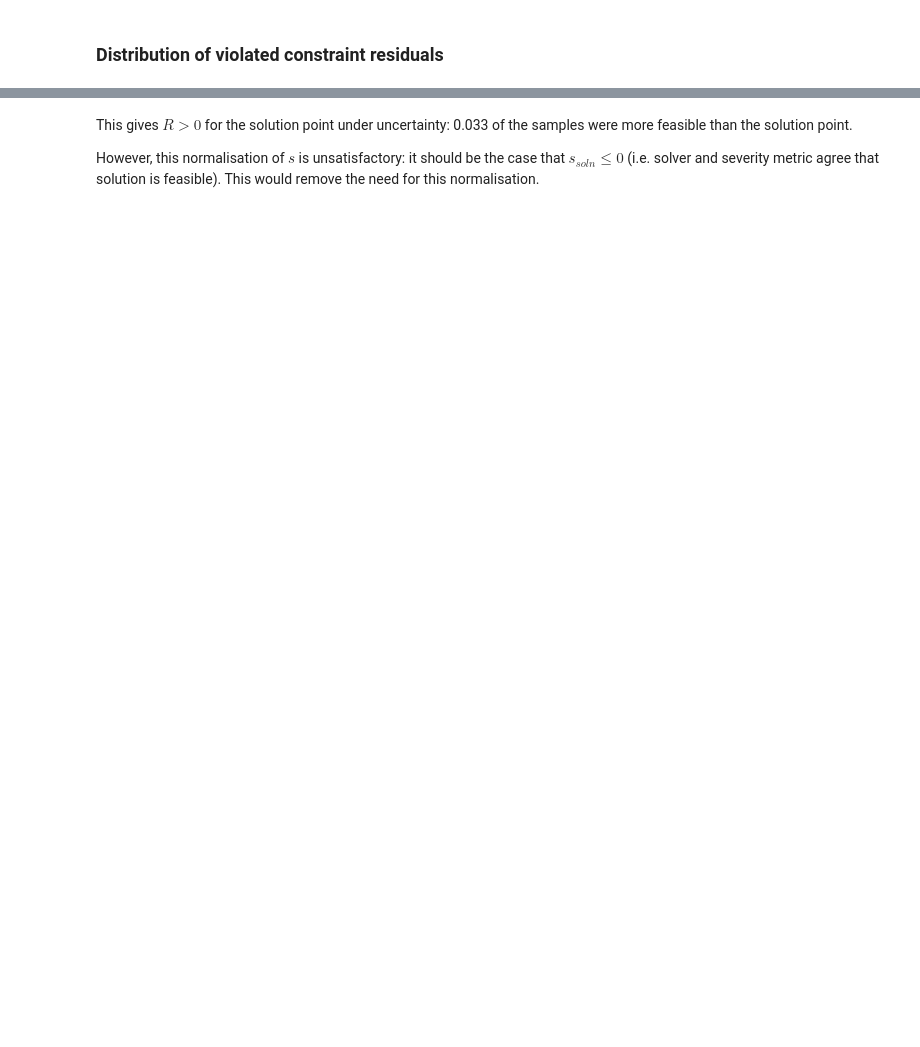
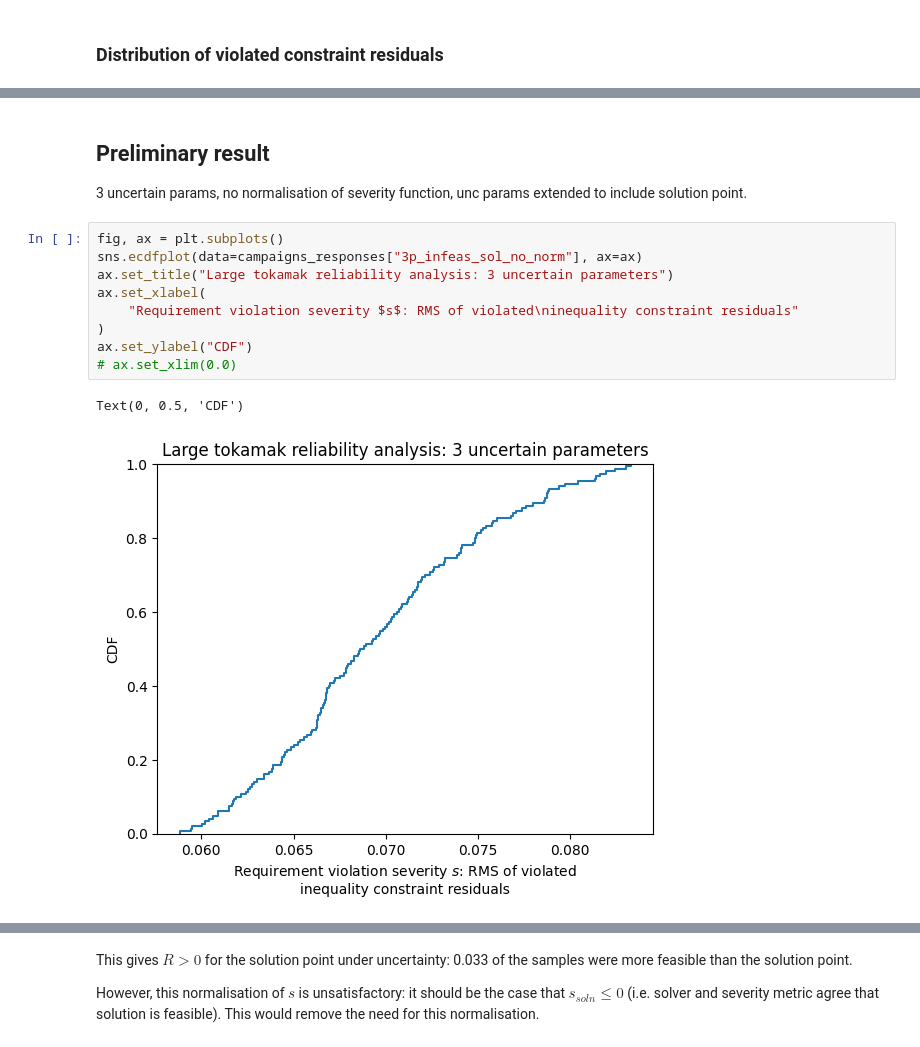
Before and after one commit to jonmaddock/easyVVUQ-process, a Jupyter notebook: ra/metrics/ra_analysis.ipynb, the cells around one changed output, grey strips where cells are left out. Drawn from its saved outputs; the diff is of its cells as text; blank space fills up the shorter version.

```diff
--- a/ra/metrics/ra_analysis.ipynb
+++ b/ra/metrics/ra_analysis.ipynb
@@ -53,0 +65,16 @@ campaigns[campaign_name]["samples"][qois].describe()
+# %% [markdown]
+## Preliminary result
+
+3 uncertain params, no normalisation of severity function, unc params extended to include solution point.
+# %%
+fig, ax = plt.subplots()
+sns.ecdfplot(data=campaigns_responses["3p_infeas_sol_no_norm"], ax=ax)
+ax.set_title("Large tokamak reliability analysis: 3 uncertain parameters")
+ax.set_xlabel(
+    "Requirement violation severity $s$: RMS of violated\ninequality constraint residuals"
+)
+ax.set_ylabel("CDF")
+# ax.set_xlim(0.0)
+# %% [output]
+Text(0, 0.5, 'CDF')
+[figure, added]
```
Also changed, not shown: parts of 9 cells of this notebook, 1 other file.
